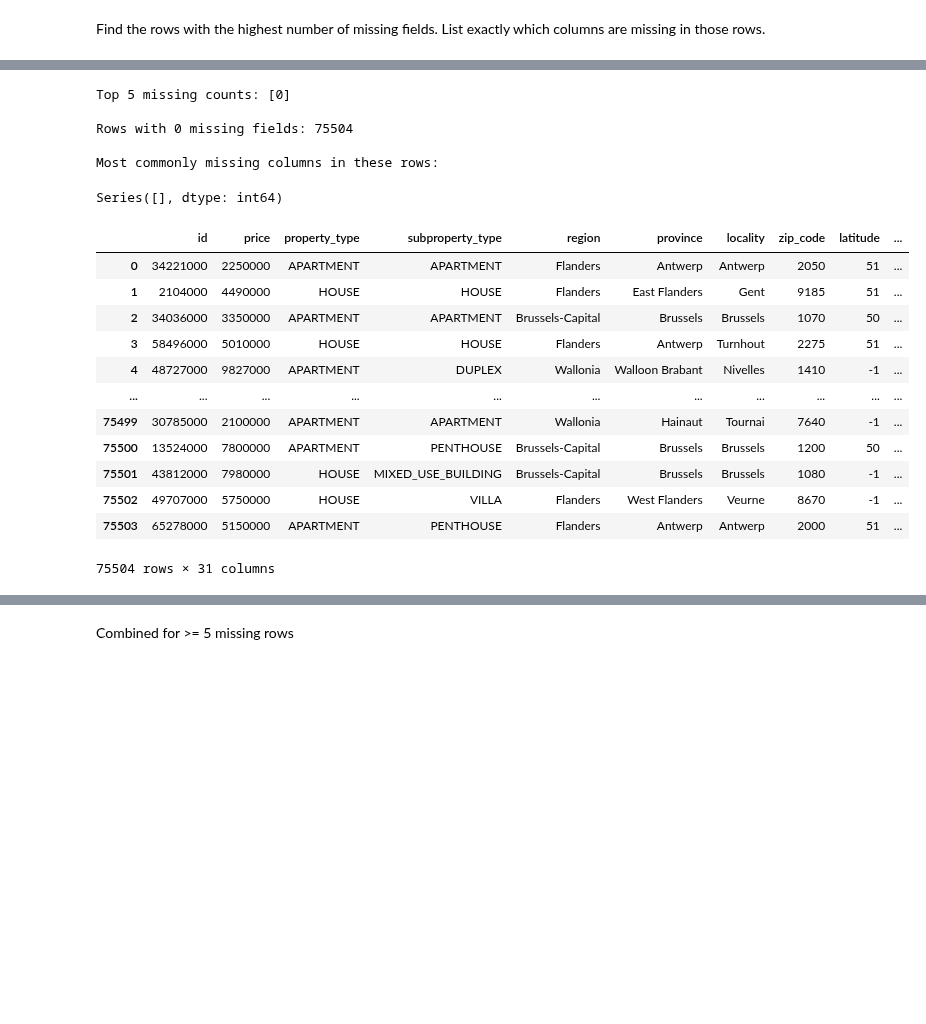
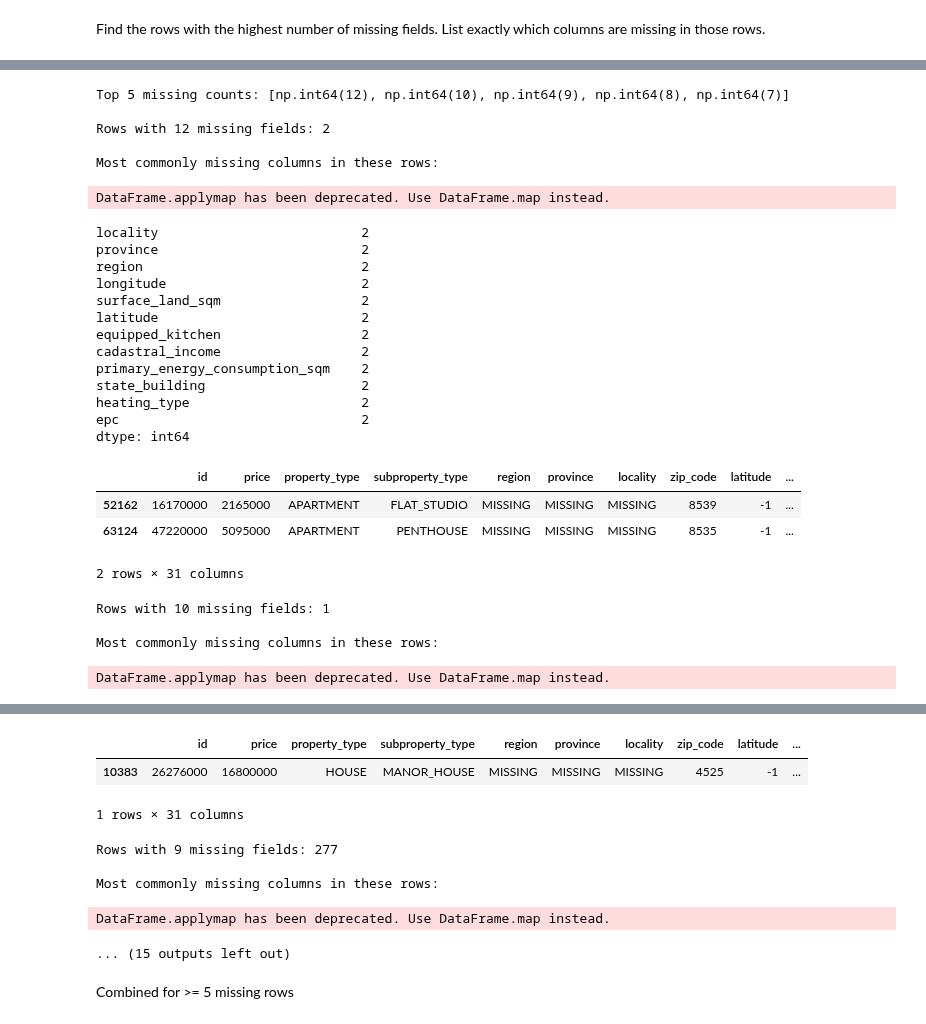
Before and after one commit to Lalovan/Real-estate-price-prediction-Data-analysis, a Jupyter notebook: Kristin/analysis_brainstorming_-1.ipynb, the cells around one changed output, grey strips where cells are left out. Drawn from its saved outputs; the diff is of its cells as text; code cells hidden in the pictures; blank space fills up the shorter version.

```diff
--- a/Kristin/analysis_brainstorming_-1.ipynb
+++ b/Kristin/analysis_brainstorming_-1.ipynb
@@ -53,8 +59,16 @@ import pandas as pd
 file_path = '../Kristin/cleaned_properties_-1.csv'
 df = pd.read_csv(file_path)
 
-# Count missing (NaN) values per row
-df['missing_count'] = df.isna().sum(axis=1)
+# Define missing: NaN, -1, or 'MISSING' string (case-insensitive)
+def is_missing(x):
+    if pd.isna(x) or x == -1:
+        return True
+    if isinstance(x, str) and x.strip().upper() == 'MISSING':
+        return True
+    return False
+
+# Count missing values per row
+df['missing_count'] = df.astype(object).apply(lambda row: row.map(is_missing).sum(), axis=1)
 
 # Show basic stats
 print("Summary of missing values per row:")
@@ -71,13 +85,14 @@ print(f"\nNumber of rows with {max_missing} missing fields: {len(most_missing_ro
 
 # Show which columns are missing for these rows
 for idx, row in most_missing_rows.iterrows():
-    missing_cols = row[row.isna()].index.tolist()
+    missing_cols = [col for col in row.index if is_missing(row[col])]
     print(f"\nRow index {idx}, ID: {row.get('id', 'N/A')}")
     print("Missing columns:", missing_cols)
 
 # Optionally, display first few for inspection
 display(most_missing_rows.head())
 
-df[df["id"] == 16170000]
+# Example: filter a specific ID
+display(df[df["id"] == 16170000])
 # %% [output]
 Summary of missing values per row:
@@ -103,49 +129,65 @@ import pandas as pd
 # Load cleaned data
 file_path = '../Kristin/cleaned_properties_-1.csv'
 df = pd.read_csv(file_path)
 
+# Define missing: NaN, -1, or 'MISSING' string (case-insensitive)
+def is_missing(x):
+    if pd.isna(x) or x == -1:
+        return True
+    if isinstance(x, str) and x.strip().upper() == 'MISSING':
+        return True
+    return False
+
 # Count missing values per row
-df['missing_count'] = df.isna().sum(axis=1)
+df['missing_count'] = df.astype(object).apply(lambda row: row.map(is_missing).sum(), axis=1)
 
 # Get unique missing counts sorted descending, top 5
-top_counts = df['missing_count'].sort_values(ascending=False).unique()[:5]
+top_counts = sorted(df['missing_count'].unique(), reverse=True)[:5]
 print("Top 5 missing counts:", top_counts, "\n")
 
 # Function to display rows and commonly missing columns
 def display_missing_info(df, missing_count):
     rows = df[df['missing_count'] == missing_count]
     print(f"Rows with {missing_count} missing fields: {len(rows)}\n")
 
     # Compute commonly missing columns across these rows
-    missing_cols = rows.isna().sum().sort_values(ascending=False)
-    commonly_missing = missing_cols[missing_cols > 0]
+    missing_cols_count = rows.astype(object).applymap(is_missing).sum().sort_values(ascending=False)
+    commonly_missing = missing_cols_count[missing_cols_count > 0]
 
     print("Most commonly missing columns in these rows:")
     display(commonly_missing)
 
     # Display the actual rows for inspection
     display(rows)
 
 # Loop over top_counts and display info
 for count in top_counts:
     display_missing_info(df, count)
 # %% [output]
-Top 5 missing counts: [0]
+Top 5 missing counts: [np.int64(12), np.int64(10), np.int64(9), np.int64(8), np.int64(7)]
 
-Rows with 0 missing fields: 75504
+Rows with 12 missing fields: 2
 
 Most commonly missing columns in these rows:
-Series([], dtype: int64)
+DataFrame.applymap has been deprecated. Use DataFrame.map instead.
+locality                          2
+province                          2
+region                            2
+longitude                         2
+surface_land_sqm                  2
+latitude                          2
+equipped_kitchen                  2
+cadastral_income                  2
+primary_energy_consumption_sqm    2
+state_building                    2
+heating_type                      2
+epc                               2
+dtype: int64
 |  | id | price | property_type | subproperty_type | region | province | locality | zip_code | latitude | ... |
-| 0 | 34221000 | 2250000 | APARTMENT | APARTMENT | Flanders | Antwerp | Antwerp | 2050 | 51 | ... |
-| 1 | 2104000 | 4490000 | HOUSE | HOUSE | Flanders | East Flanders | Gent | 9185 | 51 | ... |
-| 2 | 34036000 | 3350000 | APARTMENT | APARTMENT | Brussels-Capital | Brussels | Brussels | 1070 | 50 | ... |
-| 3 | 58496000 | 5010000 | HOUSE | HOUSE | Flanders | Antwerp | Turnhout | 2275 | 51 | ... |
-| 4 | 48727000 | 9827000 | APARTMENT | DUPLEX | Wallonia | Walloon Brabant | Nivelles | 1410 | -1 | ... |
-| ... | ... | ... | ... | ... | ... | ... | ... | ... | ... | ... |
-| 75499 | 30785000 | 2100000 | APARTMENT | APARTMENT | Wallonia | Hainaut | Tournai | 7640 | -1 | ... |
-| 75500 | 13524000 | 7800000 | APARTMENT | PENTHOUSE | Brussels-Capital | Brussels | Brussels | 1200 | 50 | ... |
-| 75501 | 43812000 | 7980000 | HOUSE | MIXED_USE_BUILDING | Brussels-Capital | Brussels | Brussels | 1080 | -1 | ... |
-| 75502 | 49707000 | 5750000 | HOUSE | VILLA | Flanders | West Flanders | Veurne | 8670 | -1 | ... |
-| 75503 | 65278000 | 5150000 | APARTMENT | PENTHOUSE | Flanders | Antwerp | Antwerp | 2000 | 51 | ... |
+| 52162 | 16170000 | 2165000 | APARTMENT | FLAT_STUDIO | MISSING | MISSING | MISSING | 8539 | -1 | ... |
+| 63124 | 47220000 | 5095000 | APARTMENT | PENTHOUSE | MISSING | MISSING | MISSING | 8535 | -1 | ... |
-75504 rows × 31 columns
+2 rows × 31 columns
+Rows with 10 missing fields: 1
+
+Most commonly missing columns in these rows:
+DataFrame.applymap has been deprecated. Use DataFrame.map instead.
@@ -152,3 +205,11 @@ Series([], dtype: int64)
+|  | id | price | property_type | subproperty_type | region | province | locality | zip_code | latitude | ... |
+| 10383 | 26276000 | 16800000 | HOUSE | MANOR_HOUSE | MISSING | MISSING | MISSING | 4525 | -1 | ... |
+1 rows × 31 columns
+Rows with 9 missing fields: 277
+
+Most commonly missing columns in these rows:
+DataFrame.applymap has been deprecated. Use DataFrame.map instead.
+... (15 outputs left out)
 # %% [markdown]
 Combined for >= 5 missing rows
 # %%
```
Also changed, not shown: parts of 28 cells of this notebook, 10 other files.
